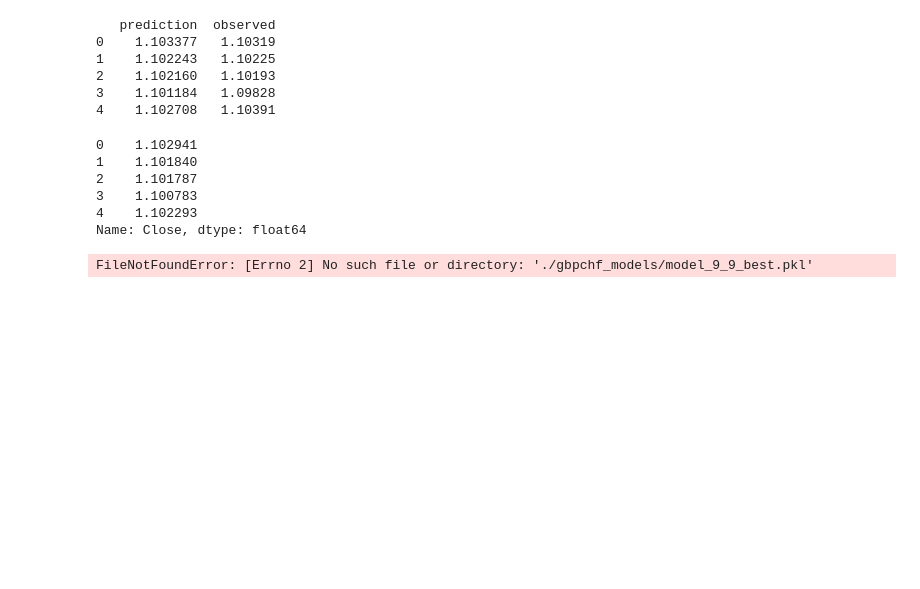
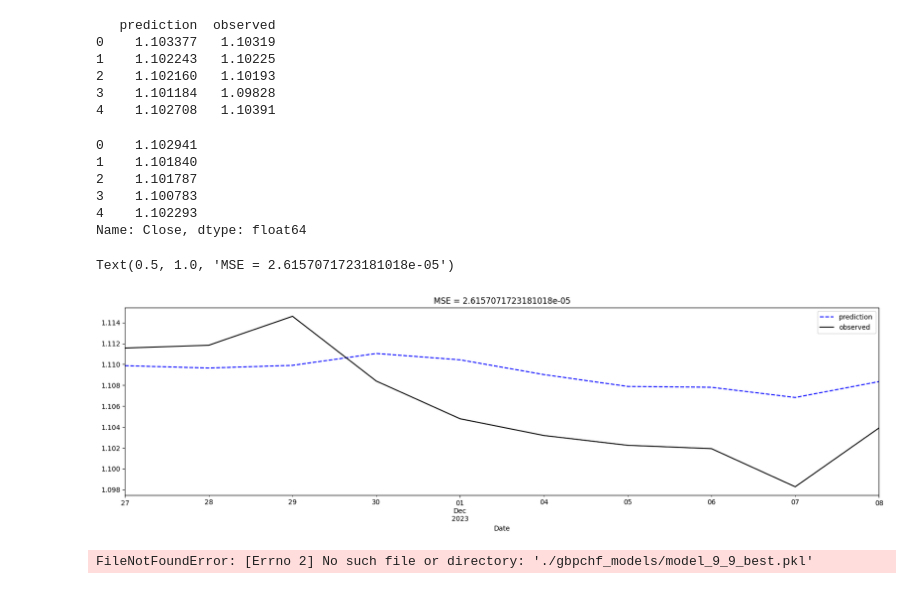
Before and after one commit to jdannem6/ML_Forex_Forecasting, a Jupyter notebook: VARIMA_gbp_chf copy.ipynb, the cells around one changed output. Drawn from its saved outputs; the diff is of its cells as text; code cells hidden in the pictures; blank space fills up the shorter version.

Commit message:
includes the plot for the last 2 weeks

```diff
--- a/VARIMA_gbp_chf copy.ipynb
+++ b/VARIMA_gbp_chf copy.ipynb
@@ -361,6 +361,19 @@ print(forecast_vals)
 Name: Close, dtype: float64
 # %%
 forecast_vals.values.tofile("./predictions_gbpchf.csv", sep=',')
+# %%
+# plot prediction vs observed (last 2 weeks)
+pred = pd.DataFrame()
+temp = data.iloc[0]['Close'] + np.cumsum(model_fit.predict(start=0, end=diff_data.shape[0]+5-1, exog=diff_test[['Gold_Price','SSMI']]).Close)
+pred['prediction'] = temp[-10:].reset_index(drop=True)
+pred['observed'] = gbpchf.iloc[-10:]['Close'].reset_index(drop=True)
+pred['Date'] = gbpchf.iloc[-10:]['Date'].reset_index(drop=True)
+
+pred.plot(figsize=(20,5),title='prediction vs observed',color=['blue','black'],style=['--','-'], x='Date')
+plt.title(f"MSE = {np.mean((pred['prediction'].values-pred['observed'].values)**2)}")
+# %% [output]
+Text(0.5, 1.0, 'MSE = 2.6157071723181018e-05')
+[figure, added]
 # %%
 import pickle
 pickle.dump(model_fit, open("./gbpchf_models/model_9_9_best.pkl","wb"))
```
